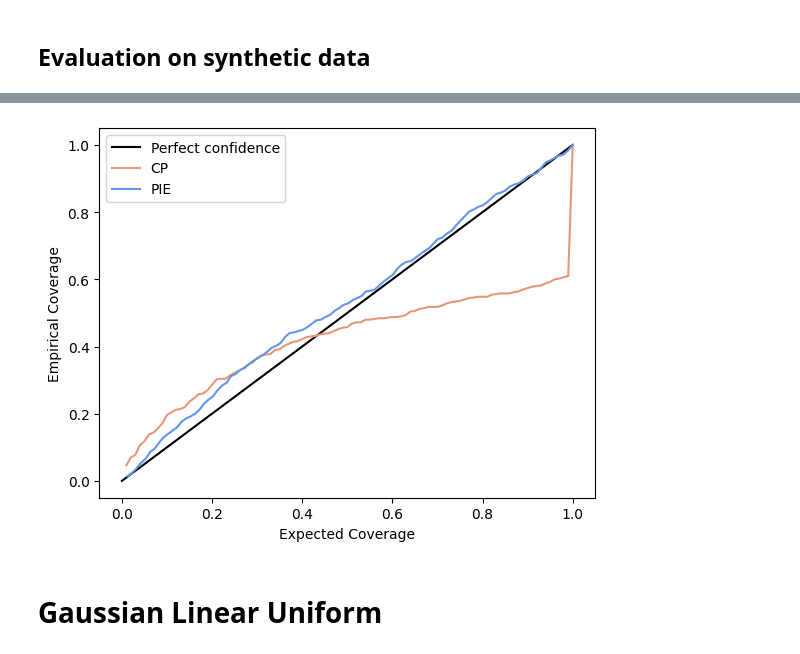
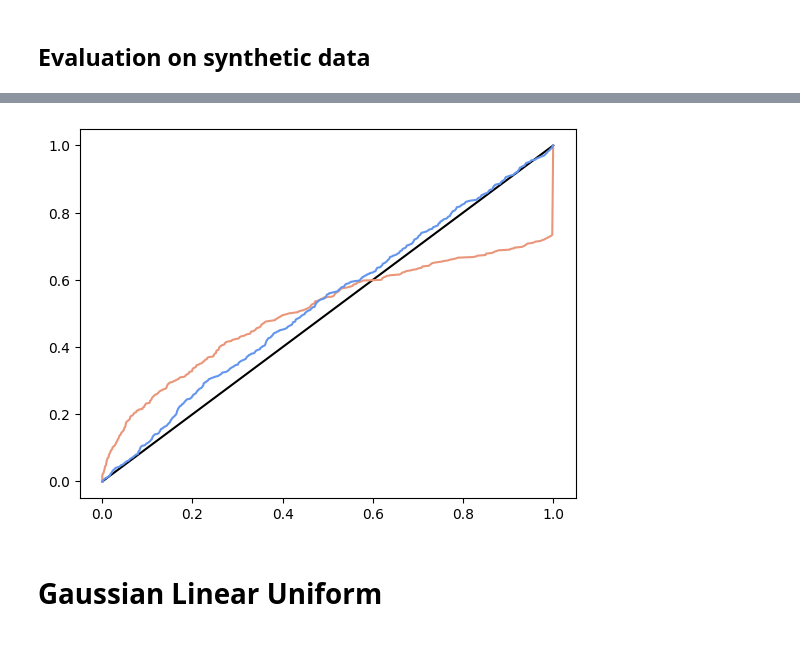
Before and after one commit to nadavbennun1/collective_posterior, a Jupyter notebook: test collective.ipynb, the cells around one changed output, grey strips where cells are left out. Drawn from its saved outputs; the diff is of its cells as text; code cells hidden in the pictures.

```diff
--- a/test collective.ipynb
+++ b/test collective.ipynb
@@ -111,25 +111,27 @@ ax[-1].legend()
 # %%
 # Coverage
 
+def covs_cdf(covs):
+    x, counts = np.unique(covs, return_counts=True)
+    cusum = np.cumsum(counts)
+    return x, cusum / cusum[-1]
+
 def plot_covs(covs, ax, label, color):
-    H,X1 = np.histogram(covs, bins = 100, normed = True)
-    dx = X1[1] - X1[0]
-    F1 = np.cumsum(H)*dx
-    ax.plot(X1[1:], F1, label = label, color=color)
+    x, y = covs_cdf(covs)
+    x = np.insert(x, 0, x[0])
+    y = np.insert(y, 0, 0.)
 
-    ax.set_xlabel('Expected Coverage')
-    ax.set_ylabel('Empirical Coverage')
-    ax.legend()
+    ax.plot(x, y, label = label, color=color)
     return
 
 fig, ax = plt.subplots()
 ax.plot(np.linspace(0,1,100),np.linspace(0,1,100), color='k', label='Perfect confidence')
 covs = pd.read_csv(f'{model}/tests/covs_{model}.csv', index_col=0, dtype='float')
 plot_covs(covs,ax,label='CP',color='darksalmon')
 covs_iid = pd.read_csv(f'{model}/tests/covs_{model}_iid.csv', index_col=0, dtype='float')
 plot_covs(covs_iid,ax,label='PIE',color='cornflowerblue')
 # %% [output]
-[figure, old version]
+[figure, new version]
 # %% [markdown]
 # Gaussian Linear Uniform
 # %% [markdown]
```
Also changed, not shown: parts of 5 cells of this notebook, 21 other files.
